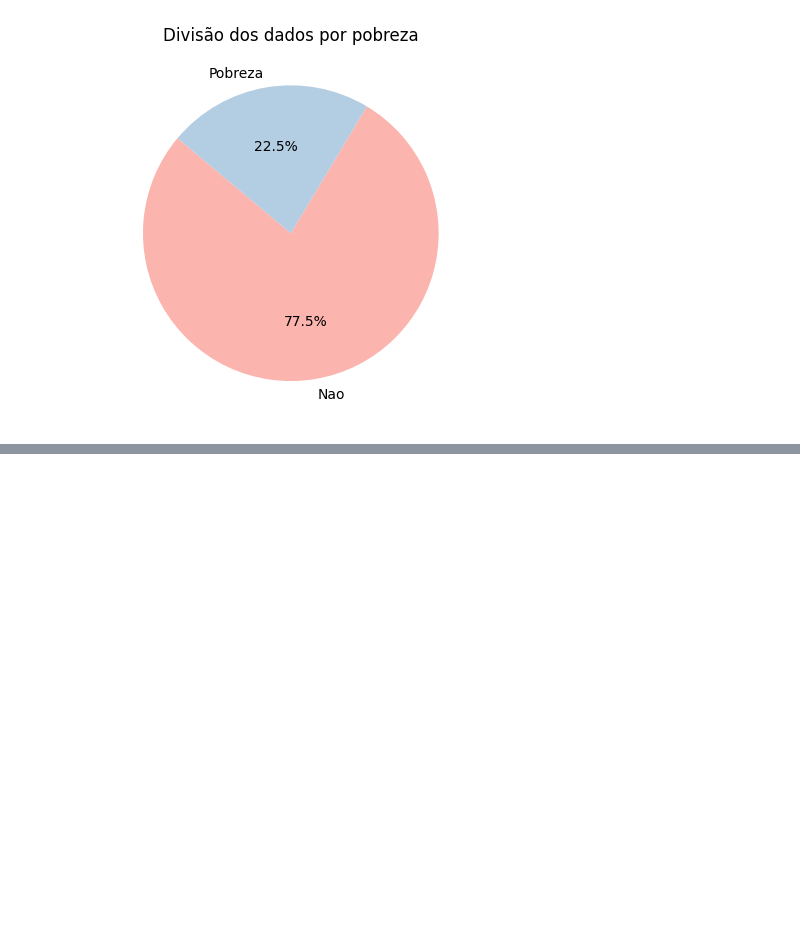
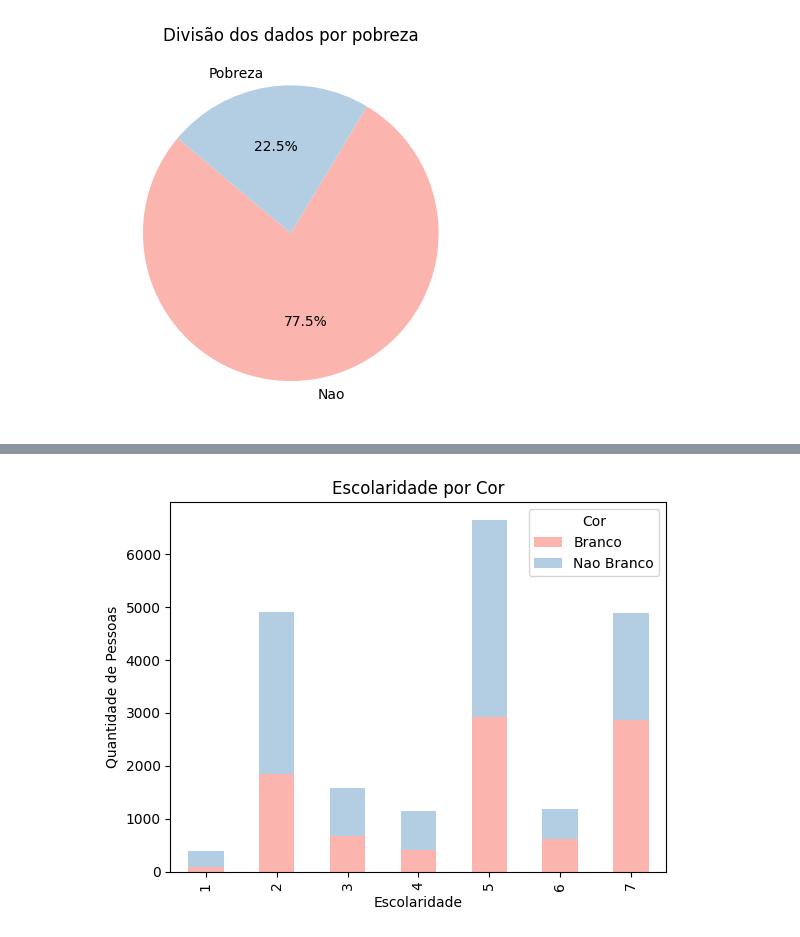
Before and after one commit to mxtqnt/ProbabilidadeEstatistica, a Jupyter notebook: src/homework/notebook.ipynb, the cells around one changed output, grey strips where cells are left out. Saved outputs shown, nothing was run; the diff lists cells and outputs as text; code cells hidden in the pictures; blank space fills up the shorter version.

```diff
--- a/src/homework/notebook.ipynb
+++ b/src/homework/notebook.ipynb
@@ -124,0 +128,15 @@ plt.show()
+# %%
+# Criando uma tabela de frequências cruzadas
+cross_tab = pd.crosstab(df['Escolaridade'], df['Cor'])
+
+# Plotando o gráfico de barras empilhadas
+cross_tab.plot(kind='bar', stacked=True,color= sns.color_palette('Pastel1'))
+
+plt.title('Escolaridade por Cor')
+plt.xlabel('Escolaridade')
+plt.ylabel('Quantidade de Pessoas')
+
+
+plt.show()
+# %% [output]
+[figure, added]
```
Also changed, not shown: parts of 9 cells of this notebook, 1 other file.
